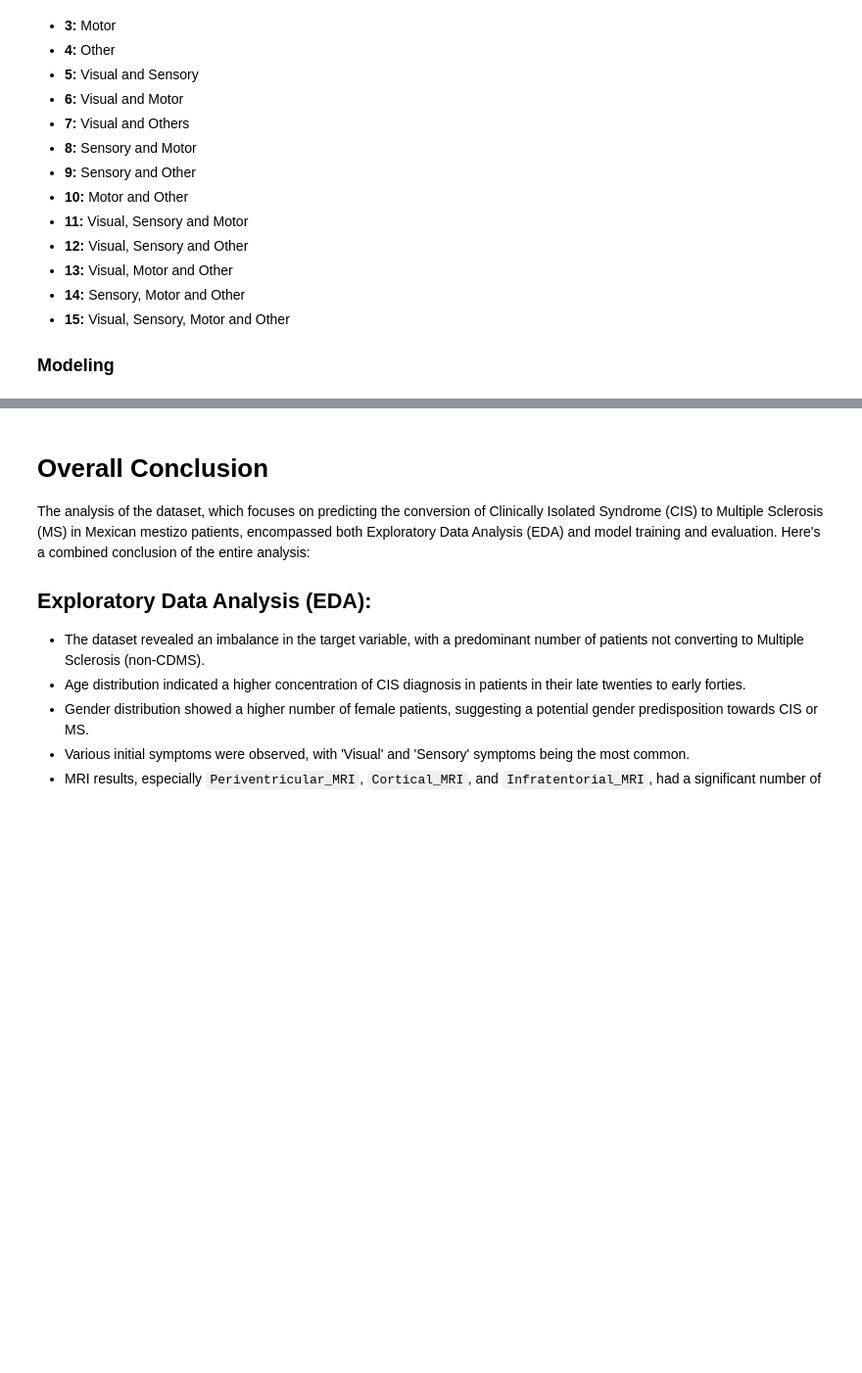
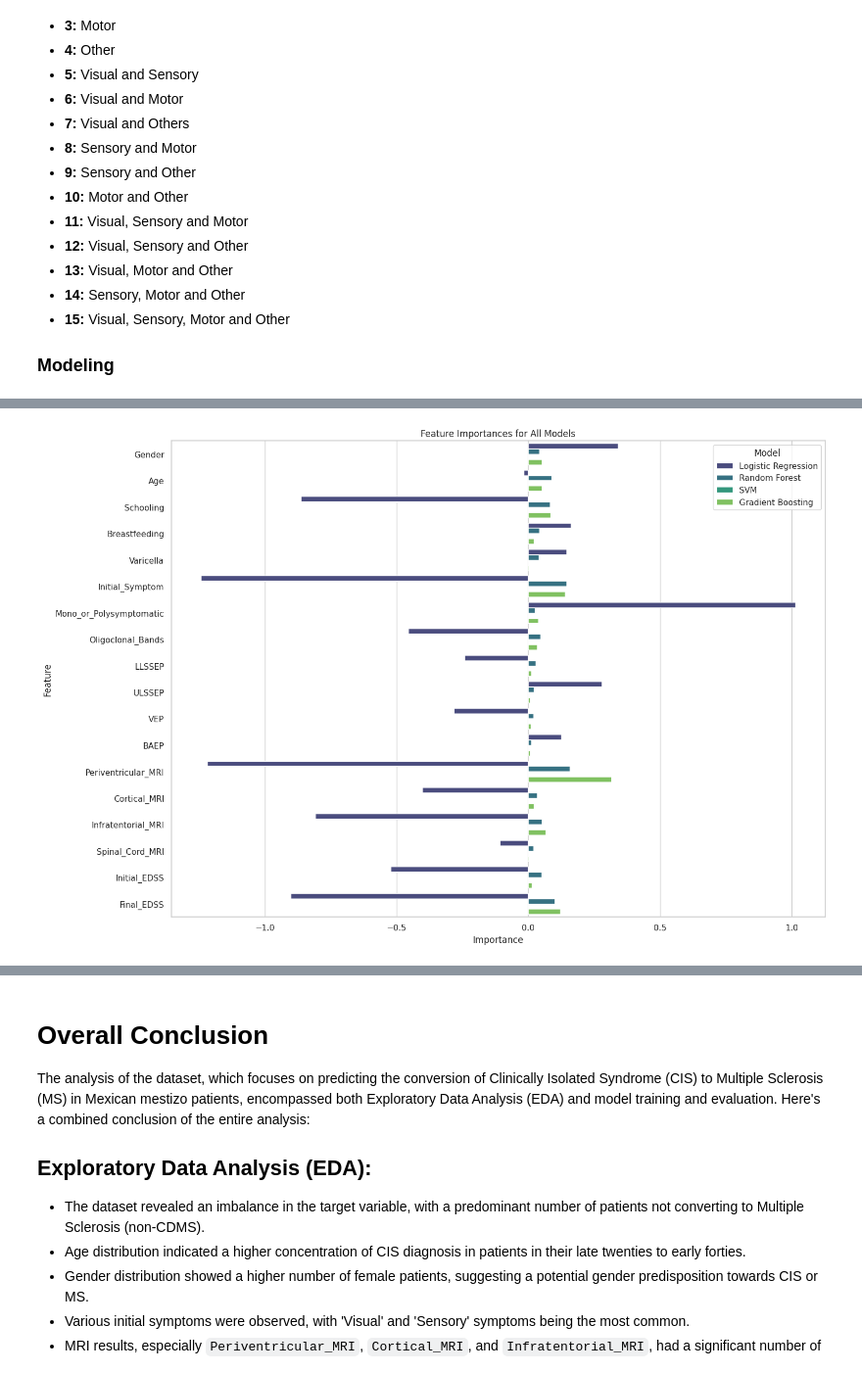
Before and after one commit to HAlex94/Projects, a Jupyter notebook: Multiple_Sclerosis_Predictor/MS_Predictor_Analysis.ipynb, the cells around one changed output, grey strips where cells are left out. Shown at 98% size. Drawn from its saved outputs; the diff is of its cells as text; code cells hidden in the pictures; blank space fills up the shorter version.

```diff
--- a/Multiple_Sclerosis_Predictor/MS_Predictor_Analysis.ipynb
+++ b/Multiple_Sclerosis_Predictor/MS_Predictor_Analysis.ipynb
@@ -19,9 +17,10 @@ Dataset:https://www.kaggle.com/datasets/surbhi1425/multiple-sclerosis-sample-dat
 # %%
 import pandas as pd
-
+import numpy as np
+import seaborn as sns
+import matplotlib.pyplot as plt
 # Load the dataset
-data_url = 'conversion_predictors_of_clinically_isolated_syndrome_to_multiple_sclerosis.csv'
-df = pd.read_csv(data_url)
+df = pd.read_csv('conversion_predictors_of_clinically_isolated_syndrome_to_multiple_sclerosis.csv')
 
 # Display the first few rows of the dataset
 df.head()
@@ -271,3 +341,47 @@ plt.show()
+# %%
+# Extract models from the `models` dictionary
+models, model_accuracies, model_predictions = run_models(X_train, y_train, X_test, y_test)
+lr_model = models['Logistic Regression']
+rf_model = models['Random Forest']
+svm_model = models['SVM']
+gbc_model = models['Gradient Boosting']
+
+# Define the features variable
+features = X.columns
+
+# Feature importance for Logistic Regression (using coefficients)
+lr_importance = lr_model.coef_[0]
+
+# Feature importance for Random Forest
+rf_importance = rf_model.feature_importances_
+
+# Feature importance for Gradient Boosting
+gbc_importance = gbc_model.feature_importances_
+
+# Coefficients for SVM (if it's a linear SVM)
+if isinstance(svm_model, SVC) and svm_model.kernel == 'linear':
+    svm_importance = svm_model.coef_[0]
+else:
+    svm_importance = [0] * len(features)  # Placeholder, indicating we can't extract importance
+
+# Creating a DataFrame for visualization
+importance_data = pd.DataFrame({
+    'Feature': features,
+    'Logistic Regression': lr_importance,
+    'Random Forest': rf_importance,
+    'SVM': svm_importance,
+    'Gradient Boosting': gbc_importance
+})
+importance_data = importance_data.melt(id_vars='Feature', var_name='Model', value_name='Importance')
+
+# Plotting feature importances
+plt.figure(figsize=(15, 10))
+sns.barplot(x='Importance', y='Feature', hue='Model', data=importance_data, palette='viridis')
+plt.title('Feature Importances for All Models')
+plt.tight_layout()
+plt.show()
+# %% [output]
+[figure, added]
 # %%
 from sklearn.metrics import classification_report
 
```
Also changed, not shown: parts of 19 cells of this notebook.
